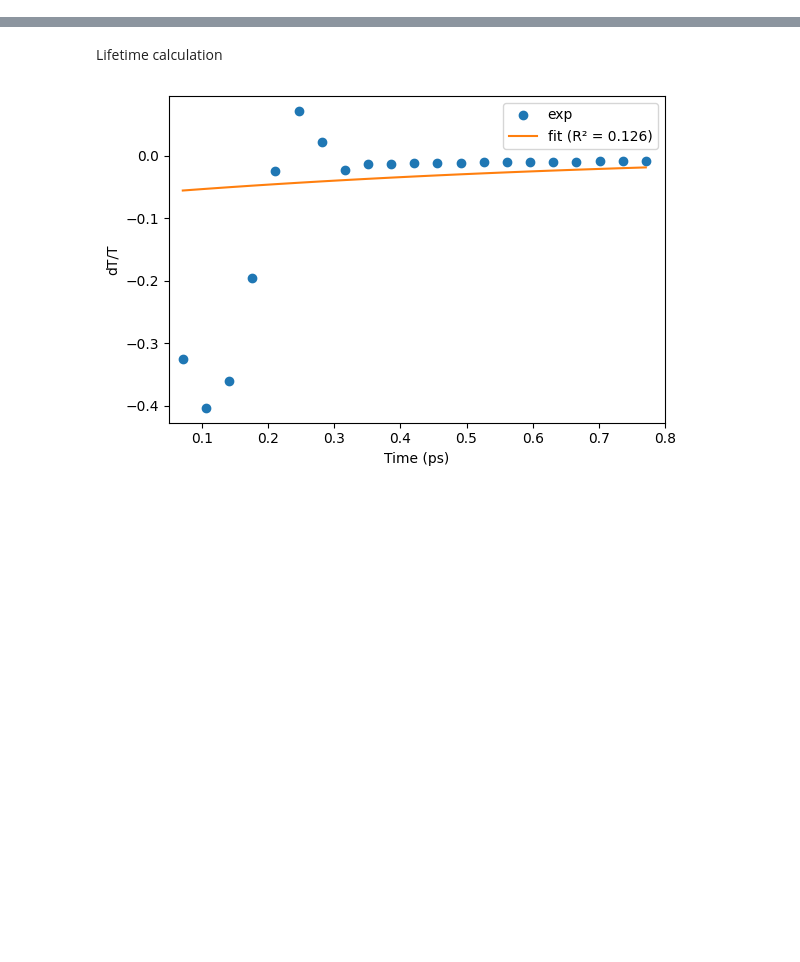
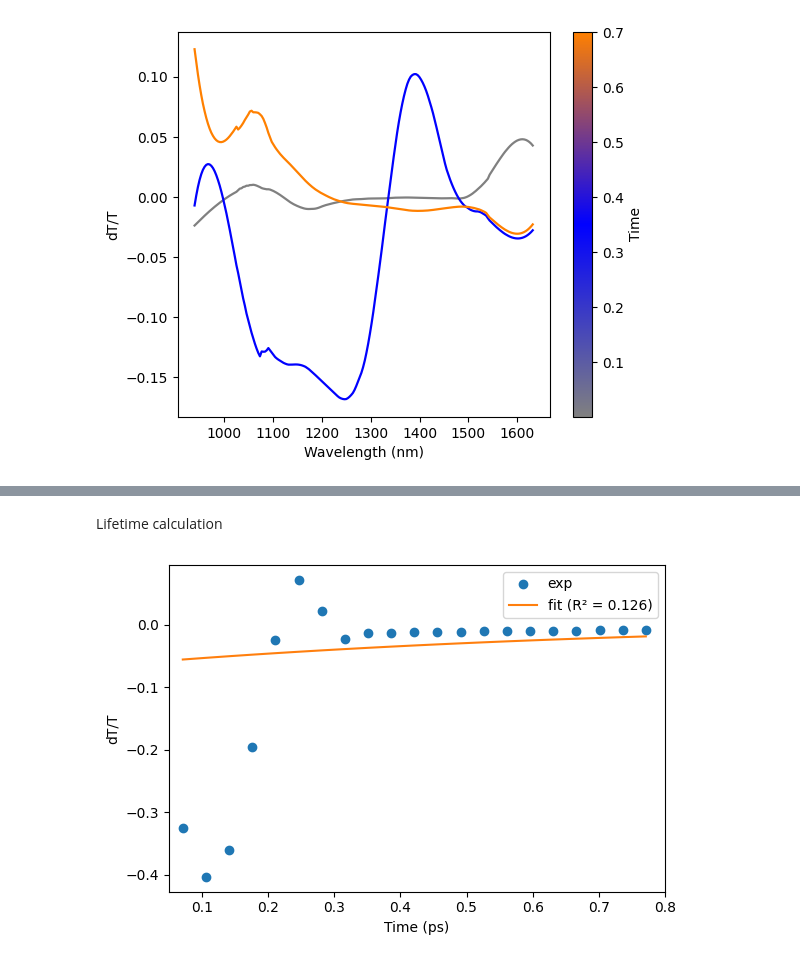
Before and after one commit to linarojas0824/Hybrid-Experimental-Data-Driven-Workflow, a Jupyter notebook: scripts/Notebooks/Pump_Probe_Results.ipynb, the cells around one changed output, grey strips where cells are left out. Drawn from its saved outputs; the diff is of its cells as text; code cells hidden in the pictures; blank space fills up the shorter version.

```diff
--- a/scripts/Notebooks/Pump_Probe_Results.ipynb
+++ b/scripts/Notebooks/Pump_Probe_Results.ipynb
@@ -87,20 +34,0 @@ selected = files_index.loc[idx].sort_values("sample")
-# %%
-all_data = []
-
-for _, row in selected.iterrows():
-    df = dc.load_csv(row["path"],round_cols=3,low=0,high=38.8)
-    df_p = sp.denoise_df_by_wvl(df)
-
-    df_p = df_p.assign(
-        sample=int(row["sample"]),
-        power_mW=float(row["power_mW"])
-    )
-
-    all_data.append(df_p)
-
-master = pd.concat(all_data)
-
-master_dfs = {
-    sample: g.copy()
-    for sample, g in master.groupby("sample")
-}
@@ -216,0 +62,8 @@ y = df[col_range]
+# %%
+pl.plot_spectra_at_times(
+    df, time_range=(0, 1), step=10,
+    legend=False,figsize=(6,5)
+)
+plt.show()
+# %% [output]
+[figure, added]
```
Also changed, not shown: parts of 30 cells of this notebook, 12 other files.
